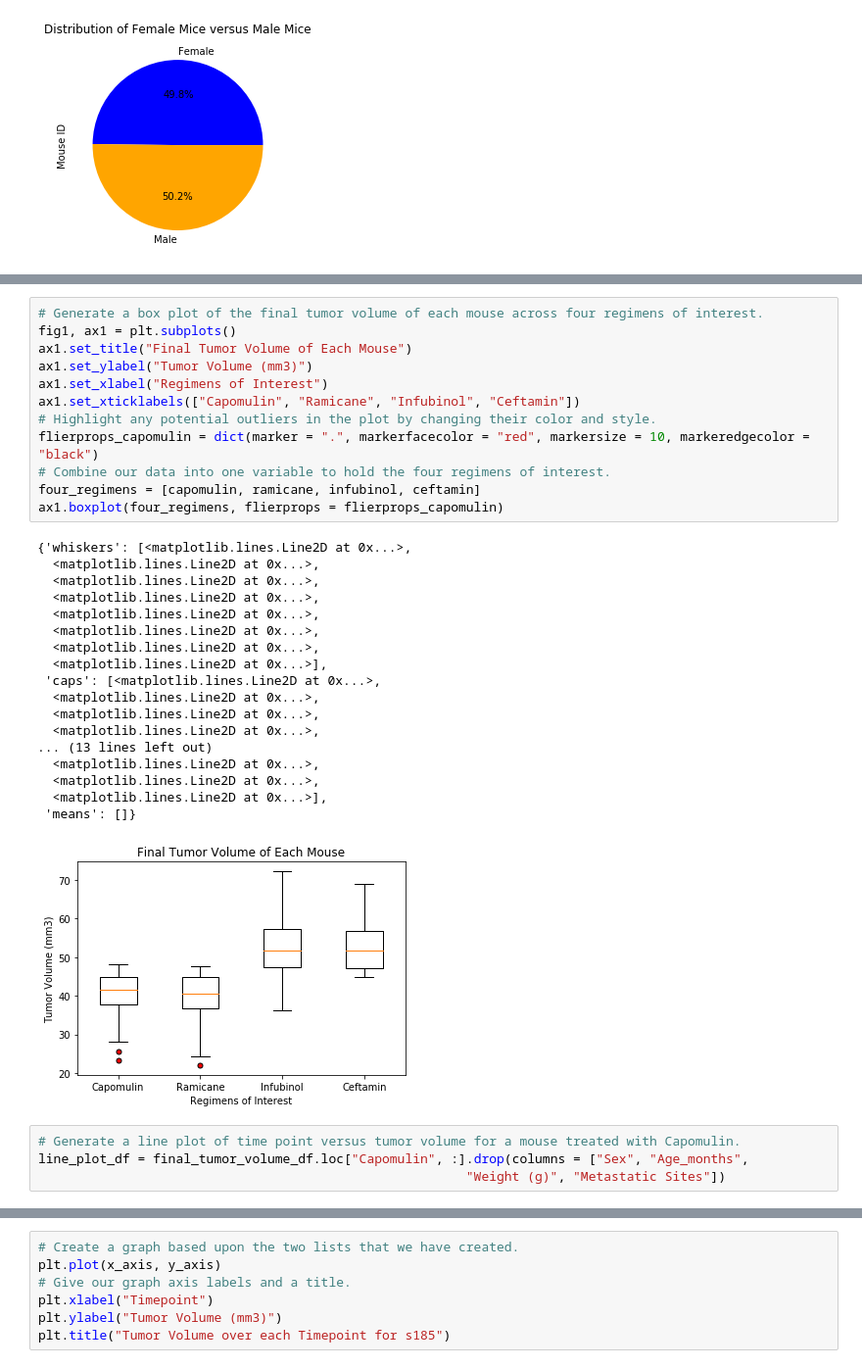
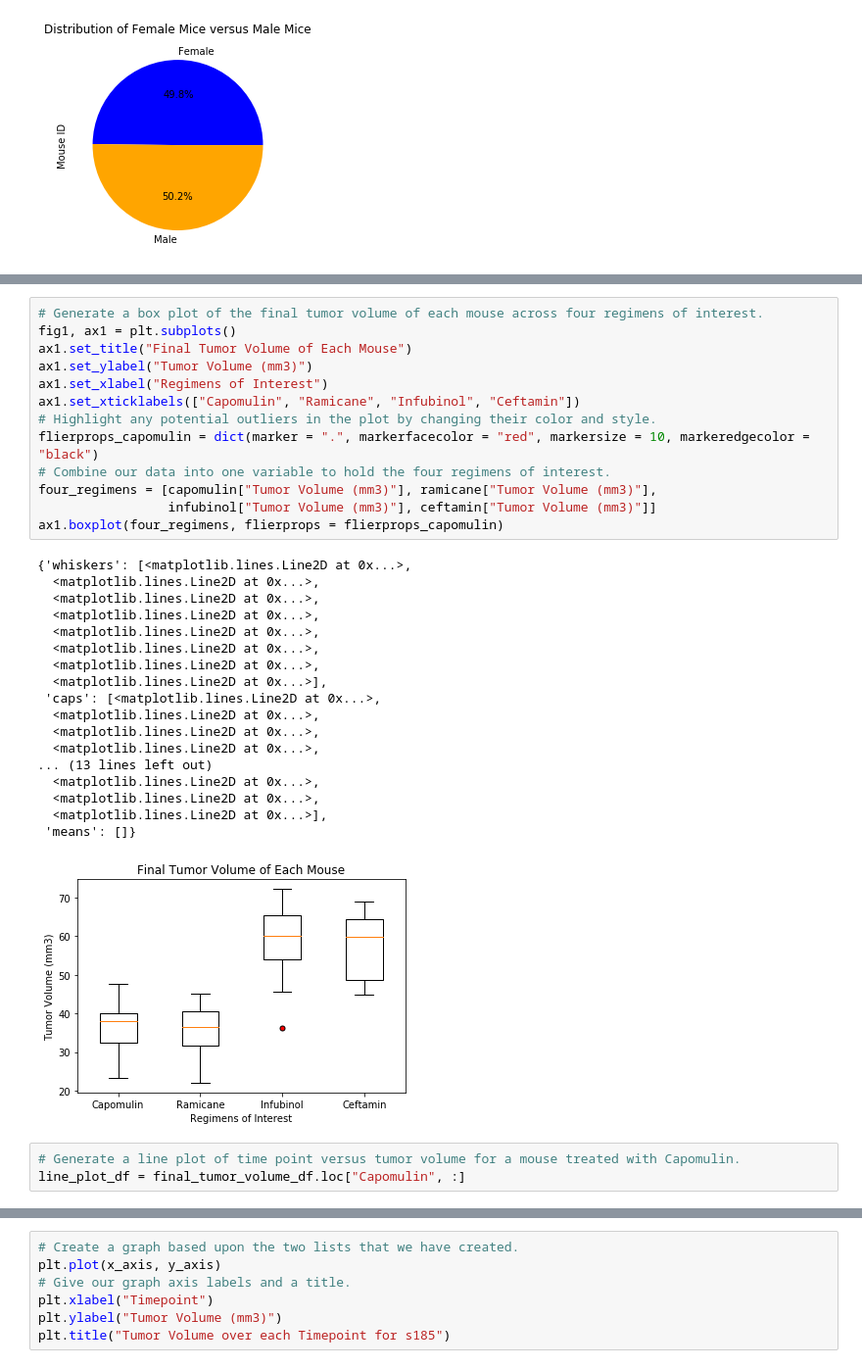
Before and after one commit to ognjenstrbanovic/APIs-vacation-spots, a Jupyter notebook: matplotlib-challenge/Matplotlib Homework - The Power of Plots.ipynb, the cells around one changed output, grey strips where cells are left out. Shown at 98% size. Saved outputs shown, nothing was run; the diff lists cells and outputs as text.

```diff
--- a/matplotlib-challenge/Matplotlib Homework - The Power of Plots.ipynb
+++ b/matplotlib-challenge/Matplotlib Homework - The Power of Plots.ipynb
@@ -230,36 +248,36 @@ The upper bound for Ceftamin is 71.191; values above this may be outliers.
 # %%
 # Generate a box plot of the final tumor volume of each mouse across four regimens of interest.
 fig1, ax1 = plt.subplots()
 ax1.set_title("Final Tumor Volume of Each Mouse")
 ax1.set_ylabel("Tumor Volume (mm3)")
 ax1.set_xlabel("Regimens of Interest")
 ax1.set_xticklabels(["Capomulin", "Ramicane", "Infubinol", "Ceftamin"])
 # Highlight any potential outliers in the plot by changing their color and style.
 flierprops_capomulin = dict(marker = ".", markerfacecolor = "red", markersize = 10, markeredgecolor = "black")
 # Combine our data into one variable to hold the four regimens of interest.
-four_regimens = [capomulin, ramicane, infubinol, ceftamin]
+four_regimens = [capomulin["Tumor Volume (mm3)"], ramicane["Tumor Volume (mm3)"],
+                 infubinol["Tumor Volume (mm3)"], ceftamin["Tumor Volume (mm3)"]]
 ax1.boxplot(four_regimens, flierprops = flierprops_capomulin)
 # %% [output]
 {'whiskers': [<matplotlib.lines.Line2D at 0x...>,
   <matplotlib.lines.Line2D at 0x...>,
   <matplotlib.lines.Line2D at 0x...>,
   <matplotlib.lines.Line2D at 0x...>,
   <matplotlib.lines.Line2D at 0x...>,
   <matplotlib.lines.Line2D at 0x...>,
   <matplotlib.lines.Line2D at 0x...>,
   <matplotlib.lines.Line2D at 0x...>],
  'caps': [<matplotlib.lines.Line2D at 0x...>,
   <matplotlib.lines.Line2D at 0x...>,
   <matplotlib.lines.Line2D at 0x...>,
   <matplotlib.lines.Line2D at 0x...>,
 ... (13 lines left out)
   <matplotlib.lines.Line2D at 0x...>,
   <matplotlib.lines.Line2D at 0x...>,
   <matplotlib.lines.Line2D at 0x...>],
  'means': []}
-[figure, old version]
+[figure, new version]
 # %%
 # Generate a line plot of time point versus tumor volume for a mouse treated with Capomulin.
-line_plot_df = final_tumor_volume_df.loc["Capomulin", :].drop(columns = ["Sex", "Age_months",
-                                                        "Weight (g)", "Metastatic Sites"])
+line_plot_df = final_tumor_volume_df.loc["Capomulin", :]
 # %%
```
Also changed, not shown: parts of 8 cells of this notebook.
